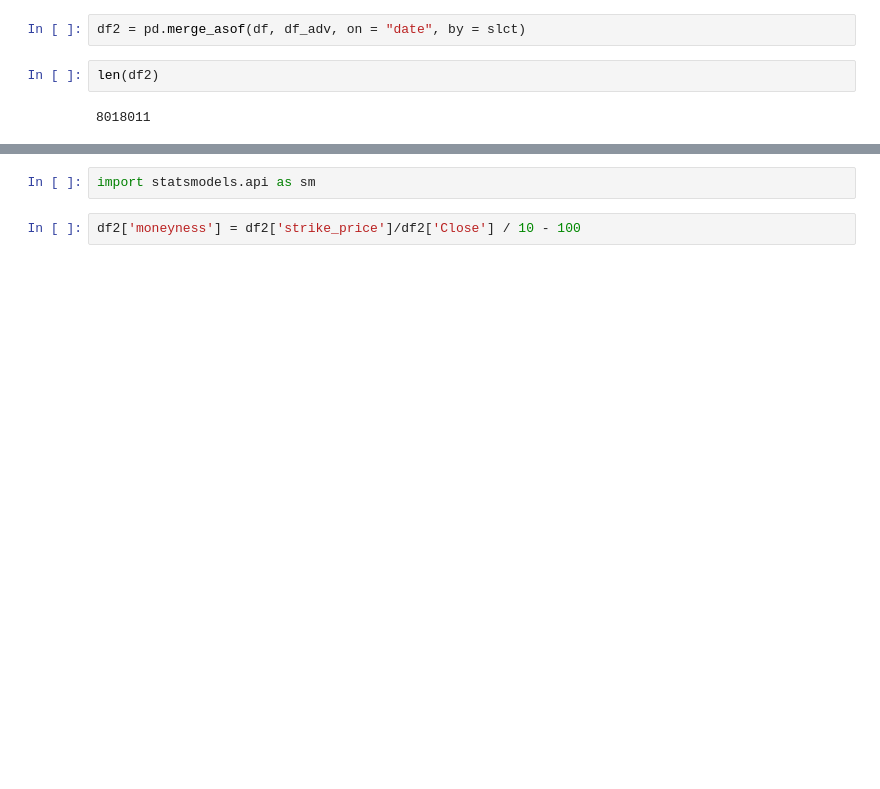
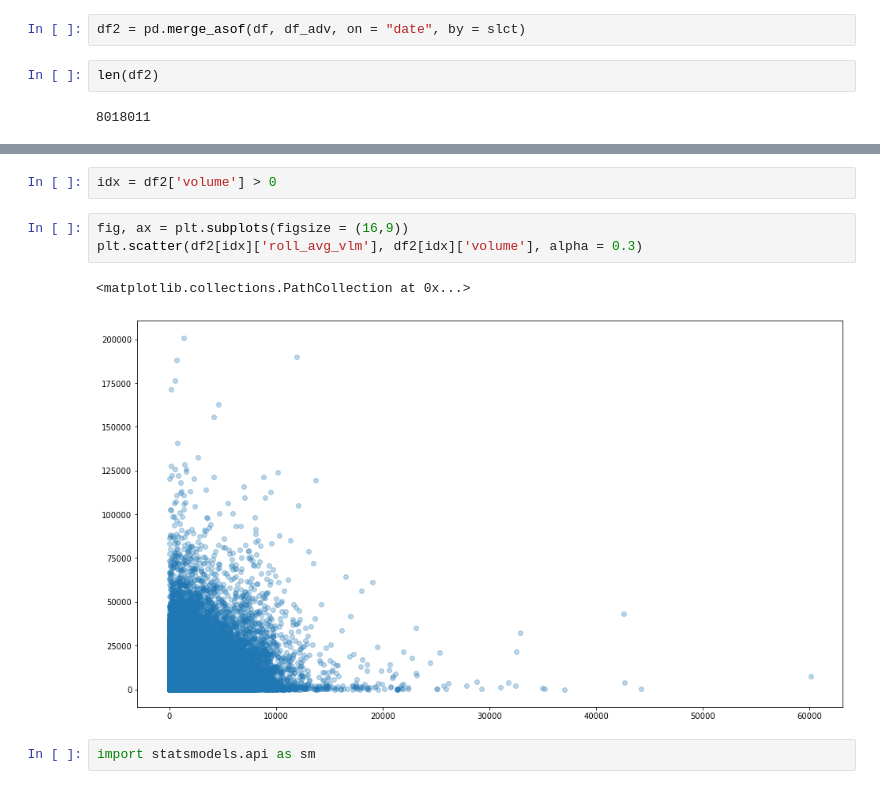
Before and after one commit to brianward92/Options, a Jupyter notebook: univariate_analysis.ipynb, the cells around one changed output, grey strips where cells are left out. Drawn from its saved outputs; the diff is of its cells as text; blank space fills up the shorter version.

```diff
--- a/univariate_analysis.ipynb
+++ b/univariate_analysis.ipynb
@@ -192,7 +160,13 @@ df2.head()
 | 2 | 2000-01-03 | 2000-01-22 | 1050000 | 19 | 400 | 11873 | 0.1250 | 0.1875 | 19 | ... |
 | 3 | 2000-01-03 | 2000-01-22 | 1075000 | 19 | 32 | 105 | 0.0625 | 0.5625 | 19 | ... |
 | 4 | 2000-01-03 | 2000-01-22 | 1100000 | 19 | 29 | 20934 | 0.2500 | 0.3750 | 19 | ... |
+# %%
+idx = df2['volume'] > 0
+# %%
+fig, ax = plt.subplots(figsize = (16,9))
+plt.scatter(df2[idx]['roll_avg_vlm'], df2[idx]['volume'], alpha = 0.3)
+# %% [output]
+<matplotlib.collections.PathCollection at 0x...>
+[figure, added]
 # %%
 import statsmodels.api as sm
-# %%
-df2['moneyness'] = df2['strike_price']/df2['Close'] / 10 - 100
```
Also changed, not shown: parts of 19 cells of this notebook.
